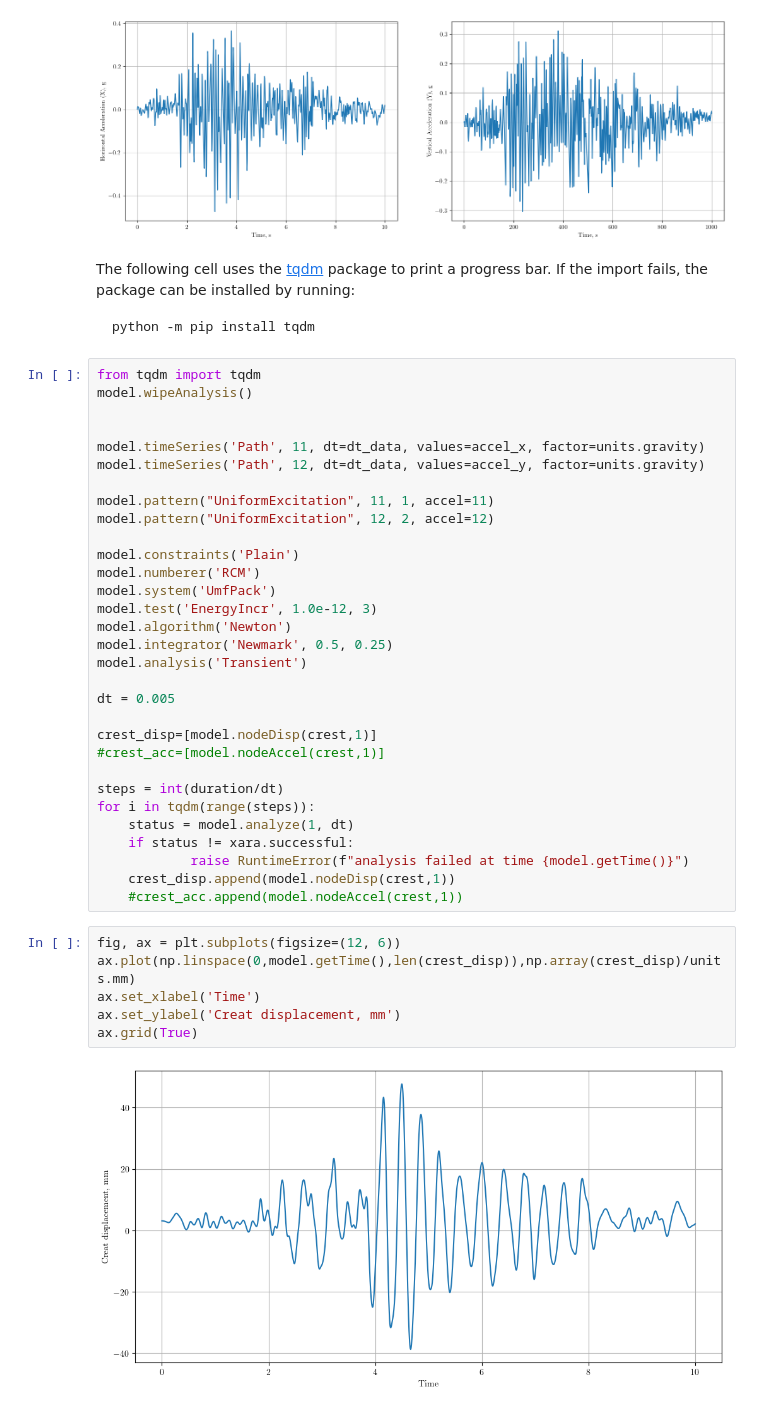
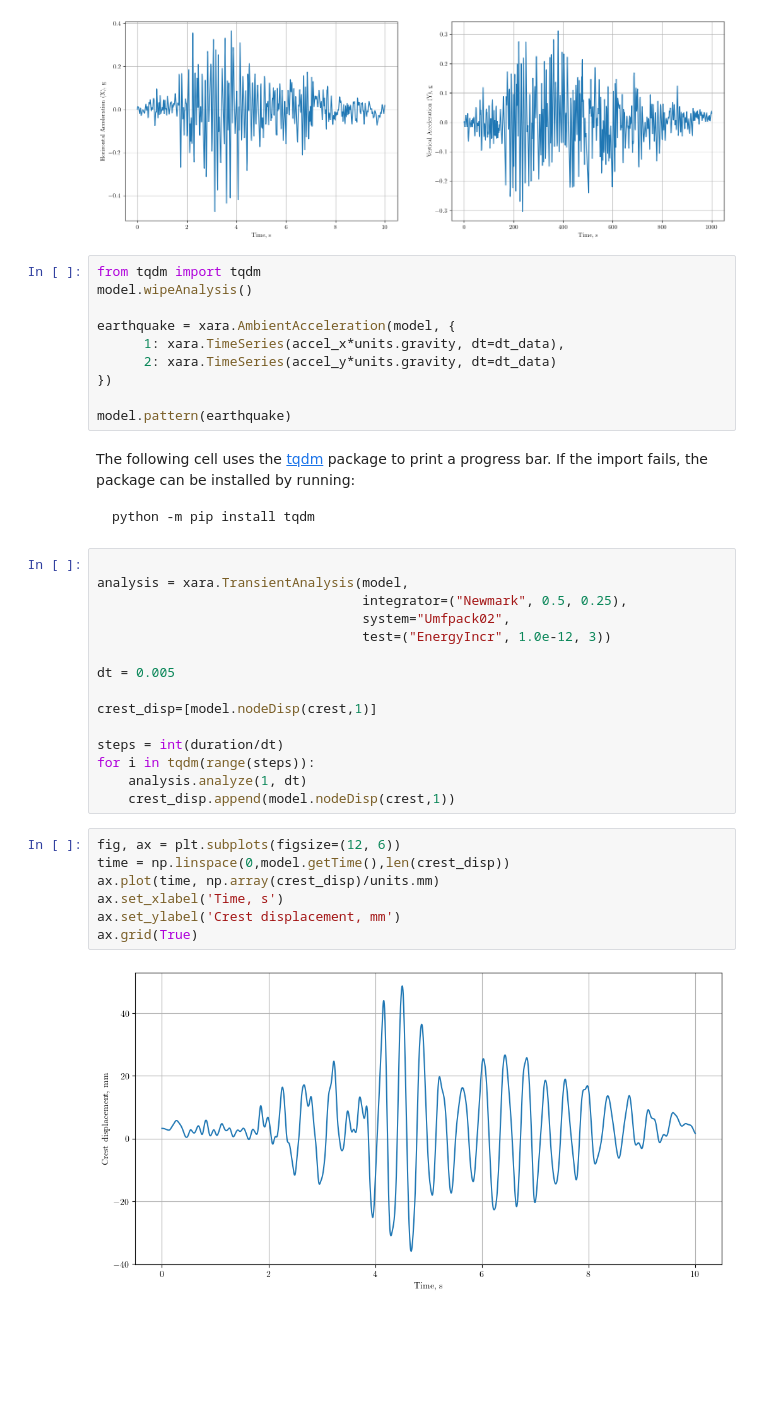
Before and after one commit to peer-open-source/xara-docs, a Jupyter notebook: gallery2/plane/plane-0101.ipynb, the cells around one changed output. Saved outputs shown, nothing was run; the diff lists cells and outputs as text; blank space fills up the shorter version.

````diff
--- a/gallery2/plane/plane-0101.ipynb
+++ b/gallery2/plane/plane-0101.ipynb
@@ -287,49 +288,44 @@ ax[1].grid()
 Input duration: 10.000 s
 Data time step: 0.010 s
 [figure]
-# %% [markdown]
-The following cell uses the [tqdm](https://tqdm.github.io/) package to print a progress bar.
-If the import fails, the package can be installed by running:
-
-```shell
-python -m pip install tqdm
-```
 # %%
 from tqdm import tqdm
 model.wipeAnalysis()
 
+earthquake = xara.AmbientAcceleration(model, {
+      1: xara.TimeSeries(accel_x*units.gravity, dt=dt_data),
+      2: xara.TimeSeries(accel_y*units.gravity, dt=dt_data)
+})
 
-model.timeSeries('Path', 11, dt=dt_data, values=accel_x, factor=units.gravity)
-model.timeSeries('Path', 12, dt=dt_data, values=accel_y, factor=units.gravity)
-
-model.pattern("UniformExcitation", 11, 1, accel=11)
-model.pattern("UniformExcitation", 12, 2, accel=12)
-
-model.constraints('Plain')
-model.numberer('RCM')
-model.system('UmfPack')
-model.test('EnergyIncr', 1.0e-12, 3)
-model.algorithm('Newton')
-model.integrator('Newmark', 0.5, 0.25)
-model.analysis('Transient')
-
-dt = 0.005
-
-crest_disp=[model.nodeDisp(crest,1)]
-#crest_acc=[model.nodeAccel(crest,1)]
-
-steps = int(duration/dt)
-for i in tqdm(range(steps)):
-    status = model.analyze(1, dt)
-    if status != xara.successful:
-            raise RuntimeError(f"analysis failed at time {model.getTime()}")
-    crest_disp.append(model.nodeDisp(crest,1))
-    #crest_acc.append(model.nodeAccel(crest,1))
+model.pattern(earthquake)
+# %% [markdown]
+The following cell uses the [tqdm](https://tqdm.github.io/) package to print a progress bar.
+If the import fails, the package can be installed by running:
+
+```shell
+python -m pip install tqdm
+```
+# %%
+
+analysis = xara.TransientAnalysis(model,
+                                  integrator=("Newmark", 0.5, 0.25),
+                                  system="Umfpack02",
+                                  test=("EnergyIncr", 1.0e-12, 3))
+
+dt = 0.005
+
+crest_disp=[model.nodeDisp(crest,1)]
+
+steps = int(duration/dt)
+for i in tqdm(range(steps)):
+    analysis.analyze(1, dt)
+    crest_disp.append(model.nodeDisp(crest,1))
 # %%
 fig, ax = plt.subplots(figsize=(12, 6))
-ax.plot(np.linspace(0,model.getTime(),len(crest_disp)),np.array(crest_disp)/units.mm)
-ax.set_xlabel('Time')
-ax.set_ylabel('Creat displacement, mm')
+time = np.linspace(0,model.getTime(),len(crest_disp))
+ax.plot(time, np.array(crest_disp)/units.mm)
+ax.set_xlabel('Time, s')
+ax.set_ylabel('Crest displacement, mm')
 ax.grid(True)
 # %% [output]
-[figure, old version]
+[figure, new version]
````
Also changed, not shown: parts of 13 cells of this notebook.
